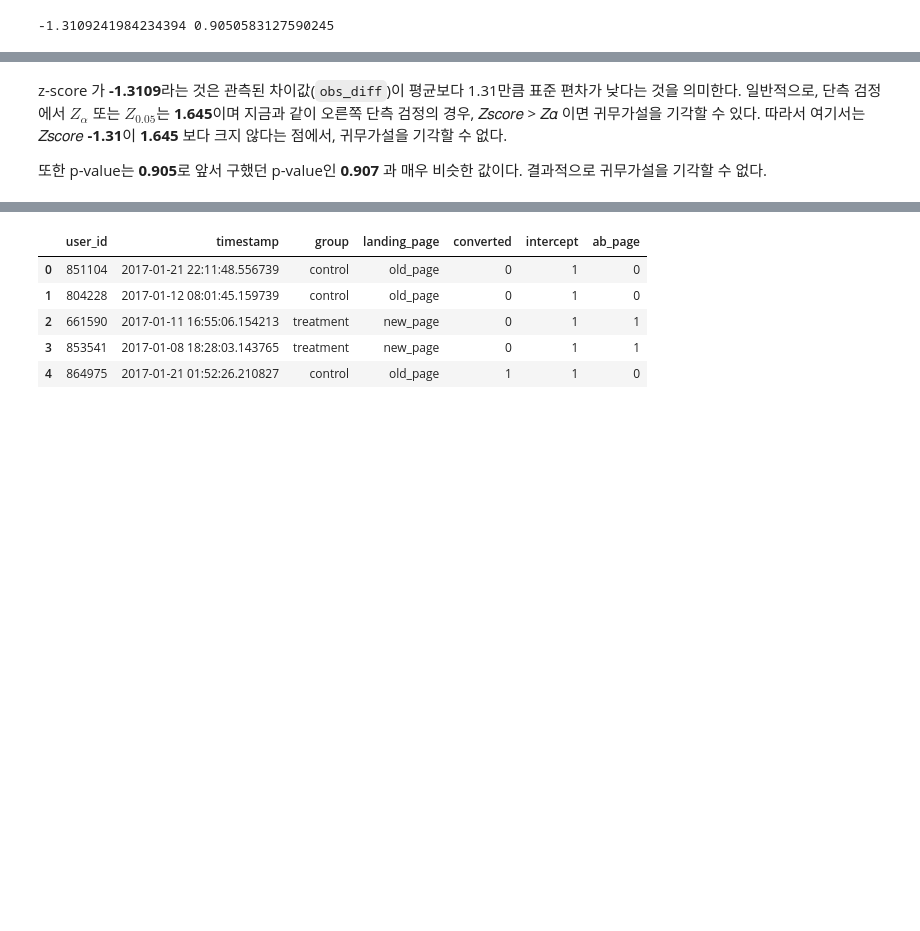
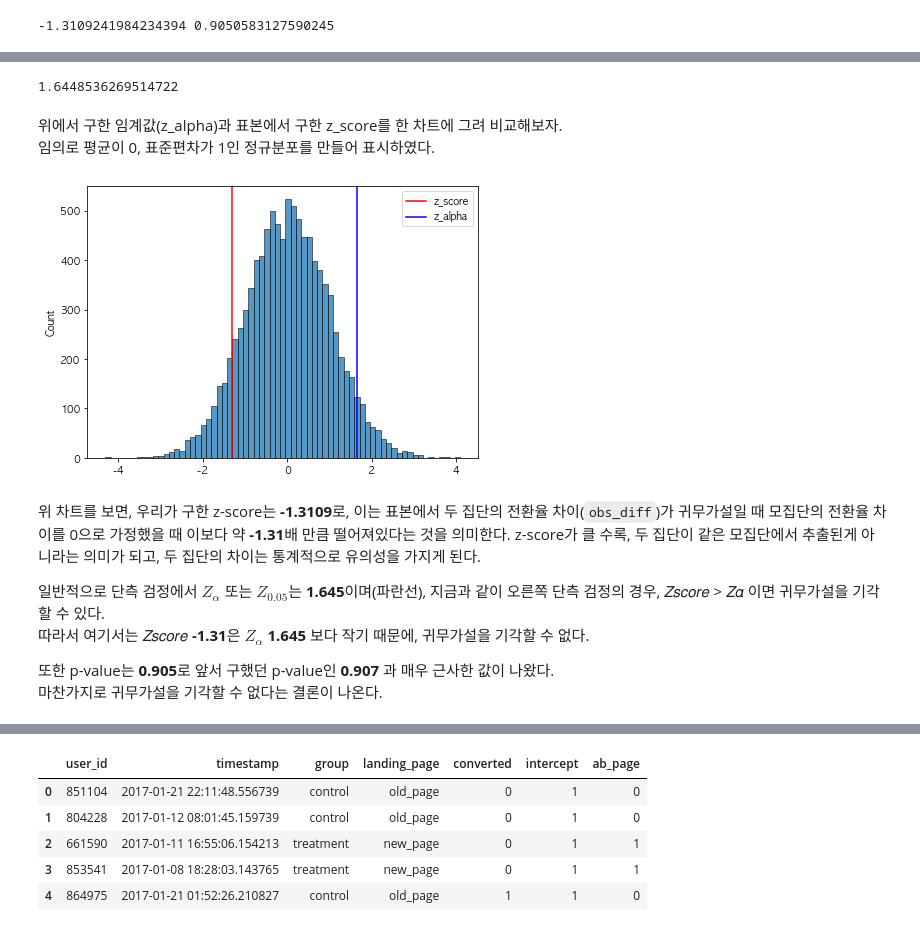
Before and after one commit to nare0317/Udacity_Data-Analyst-Nanodegree, a Jupyter notebook: Project 2 - Statistics - A:B Test/Analyze_ab_test_results_notebook_v2-KR.ipynb, the cells around one changed output, grey strips where cells are left out. Saved outputs shown, nothing was run; the diff lists cells and outputs as text; code cells hidden in the pictures; blank space fills up the shorter version.

```diff
--- a/Project 2 - Statistics - A:B Test/Analyze_ab_test_results_notebook_v2-KR.ipynb
+++ b/Project 2 - Statistics - A:B Test/Analyze_ab_test_results_notebook_v2-KR.ipynb
@@ -471,5 +545,32 @@ print(z_score, p_value)
+# %%
+# z-alpha(임계값) 구하기
+from scipy.stats import norm
+
+# 95% 신뢰구간에서 임계값
+# z-score가 이 임계값보다 낮은 경우 귀무가설을 기각할 수 없다.
+critical_value = norm.ppf(1 - (0.05))
+critical_value # 약 1.645
+# %% [output]
+1.6448536269514722
+# %% [markdown]
+위에서 구한 임계값(z_alpha)과 표본에서 구한 z_score를 한 차트에 그려 비교해보자.
+임의로 평균이 0, 표준편차가 1인 정규분포를 만들어 표시하였다.
+# %%
+# hist plot
+plt.figure(figsize=(7,5))
+g = sns.histplot(np.random.normal(0, 1, 10000)) # np.random.normal(평균, 표준편차, 개수)
+g.axvline(x=z_score, color='red', label='z_score') # z_score
+g.axvline(x=critical_value, color='blue', label='z_alpha'); # z_alpha
+
+plt.legend()
+plt.show()
+# %% [output]
+[figure, added]
 # %% [markdown]
-z-score 가 **-1.3109**라는 것은 관측된 차이값(`obs_diff`)이 평균보다 1.31만큼 표준 편차가 낮다는 것을 의미한다.
-일반적으로, 단측 검정에서 $Z_{\alpha}$ 또는 $Z_{0.05}$는 **1.645**이며 지금과 같이 오른쪽 단측 검정의 경우, 𝑍𝑠𝑐𝑜𝑟𝑒  >  𝑍𝛼 이면 귀무가설을 기각할 수 있다. 따라서 여기서는 𝑍𝑠𝑐𝑜𝑟𝑒 **-1.31**이 **1.645** 보다 크지 않다는 점에서, 귀무가설을 기각할 수 없다.
+위 차트를 보면, 우리가 구한 z-score는 **-1.3109**로, 이는 표본에서 두 집단의 전환율 차이(`obs_diff`)가 귀무가설일 때 모집단의 전환율 차이를 0으로 가정했을 때 이보다 약 **-1.31**배 만큼 떨어져있다는 것을 의미한다. z-score가 클 수록, 두 집단이 같은 모집단에서 추출된게 아니라는 의미가 되고, 두 집단의 차이는 통계적으로 유의성을 가지게 된다.
 
-또한 p-value는 **0.905**로 앞서 구했던 p-value인 **0.907** 과 매우 비슷한 값이다. 결과적으로 귀무가설을 기각할 수 없다.
+일반적으로 단측 검정에서 $Z_{\alpha}$ 또는 $Z_{0.05}$는 **1.645**이며(파란선), 지금과 같이 오른쪽 단측 검정의 경우, 𝑍𝑠𝑐𝑜𝑟𝑒  >  𝑍𝛼 이면 귀무가설을 기각할 수 있다.
+따라서 여기서는 𝑍𝑠𝑐𝑜𝑟𝑒 **-1.31**은 $Z_{\alpha}$ **1.645** 보다 작기 때문에, 귀무가설을 기각할 수 없다.
+
+또한 p-value는 **0.905**로 앞서 구했던 p-value인 **0.907** 과 매우 근사한 값이 나왔다.
+마찬가지로 귀무가설을 기각할 수 없다는 결론이 나온다.
```
Also changed, not shown: parts of 47 cells of this notebook.
